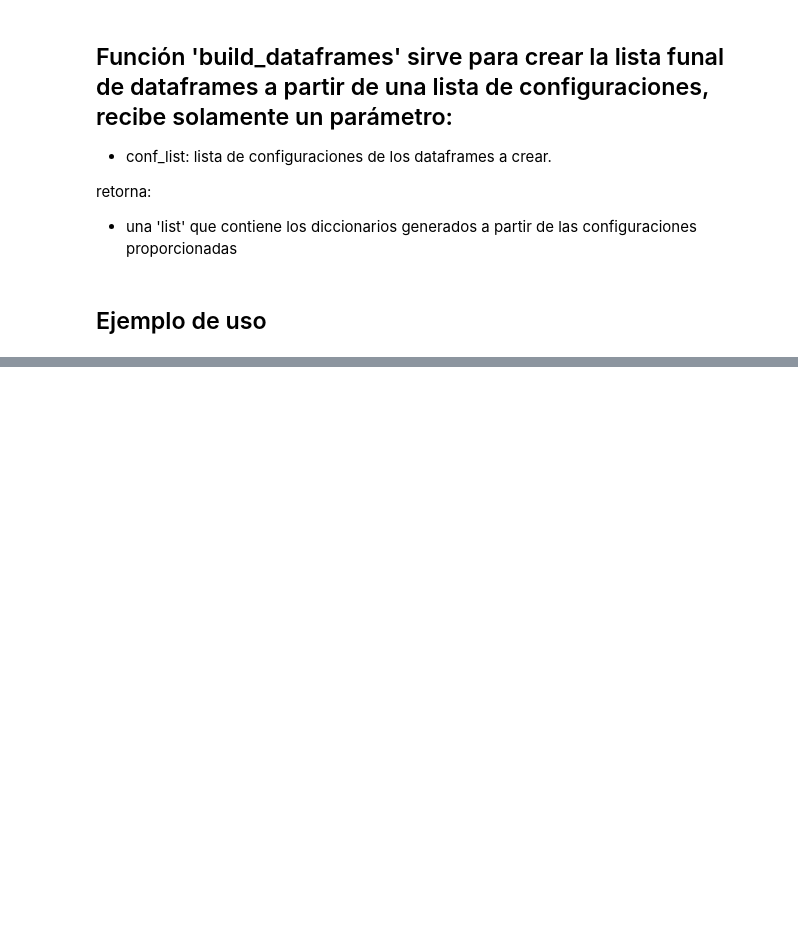
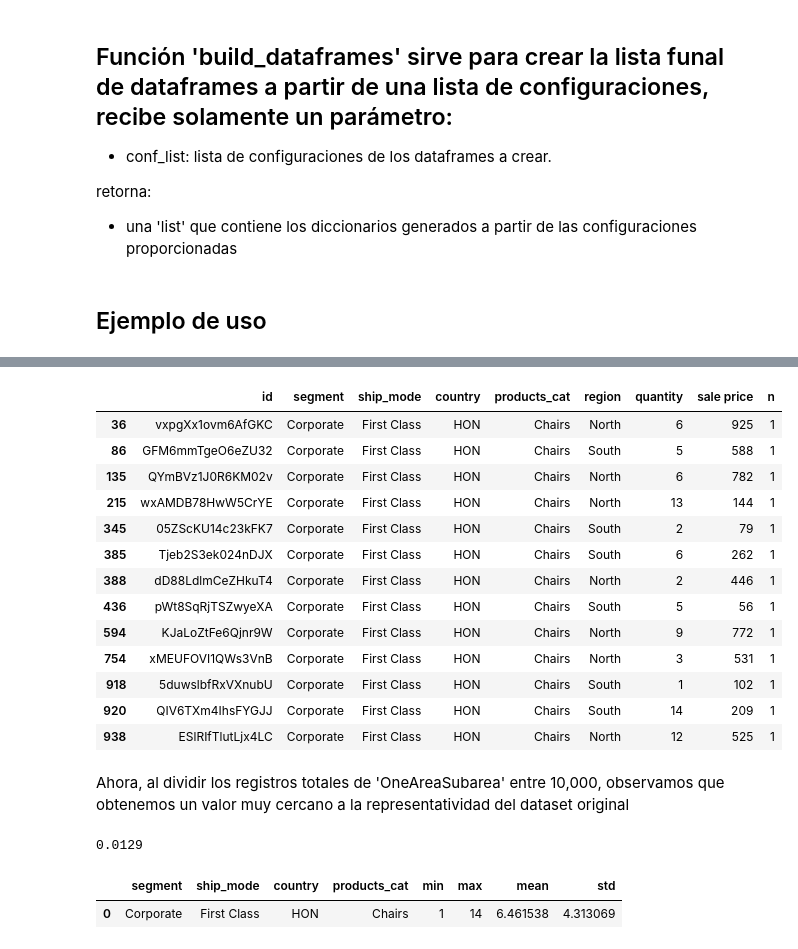
Before and after one commit to jicastilloh/proyecto1_SimuladorDatasets, a Jupyter notebook: proyecto1_SimuladorDatasets.ipynb, the cells around one changed output, grey strips where cells are left out. Saved outputs shown, nothing was run; the diff lists cells and outputs as text; code cells hidden in the pictures; blank space fills up the shorter version.

```diff
--- a/proyecto1_SimuladorDatasets.ipynb
+++ b/proyecto1_SimuladorDatasets.ipynb
@@ -258,0 +276,2 @@ dataframe_list
+# %%
+simulation_extended = dataframe_list[1]
@@ -258,0 +322,5 @@ dataframe_list
+# %%
+aggregation.columns = ['segment', 'ship_mode', 'country', 'products_cat', 'count']
+aggregation['probs'] = aggregation['count'] / simulation_extended.shape[0]
+
+aggregation
@@ -258,0 +344,6 @@ dataframe_list
+# %%
+randIndex = np.random.choice(
+    aggregation.index
+    , size=10000
+    , p = list(aggregation['probs'])
+)
@@ -258,0 +352,6 @@ dataframe_list
+# %%
+OneAreaSubarea = aggregation.loc[randIndex , ['segment', 'ship_mode', 'country', 'products_cat']].loc[2]
+
+segment, ship_m, country, p_cat = OneAreaSubarea.iloc[0]
+
+ship_m
@@ -258,0 +368,55 @@ dataframe_list
+# %%
+simulation_extended.loc[
+    ( simulation_extended['segment'] == segment )
+    &
+    ( simulation_extended['ship_mode'] == ship_m )
+    &
+    ( simulation_extended['country'] == country )
+    &
+    ( simulation_extended['products_cat'] == p_cat )
+, : ]
+# %% [output]
+|  | id | segment | ship_mode | country | products_cat | region | quantity | sale price | n |
+| 36 | vxpgXx1ovm6AfGKC | Corporate | First Class | HON | Chairs | North | 6 | 925 | 1 |
+| 86 | GFM6mmTgeO6eZU32 | Corporate | First Class | HON | Chairs | South | 5 | 588 | 1 |
+| 135 | QYmBVz1J0R6KM02v | Corporate | First Class | HON | Chairs | North | 6 | 782 | 1 |
+| 215 | wxAMDB78HwW5CrYE | Corporate | First Class | HON | Chairs | North | 13 | 144 | 1 |
+| 345 | 05ZScKU14c23kFK7 | Corporate | First Class | HON | Chairs | South | 2 | 79 | 1 |
+| 385 | Tjeb2S3ek024nDJX | Corporate | First Class | HON | Chairs | South | 6 | 262 | 1 |
+| 388 | dD88LdlmCeZHkuT4 | Corporate | First Class | HON | Chairs | North | 2 | 446 | 1 |
+| 436 | pWt8SqRjTSZwyeXA | Corporate | First Class | HON | Chairs | South | 5 | 56 | 1 |
+| 594 | KJaLoZtFe6Qjnr9W | Corporate | First Class | HON | Chairs | North | 9 | 772 | 1 |
+| 754 | xMEUFOVI1QWs3VnB | Corporate | First Class | HON | Chairs | North | 3 | 531 | 1 |
+| 918 | 5duwslbfRxVXnubU | Corporate | First Class | HON | Chairs | South | 1 | 102 | 1 |
+| 920 | QIV6TXm4IhsFYGJJ | Corporate | First Class | HON | Chairs | South | 14 | 209 | 1 |
+| 938 | ESlRIfTlutLjx4LC | Corporate | First Class | HON | Chairs | North | 12 | 525 | 1 |
+# %% [markdown]
+Ahora, al dividir los registros totales de 'OneAreaSubarea' entre 10,000, observamos que obtenemos un valor muy cercano a la representatividad del dataset original
+# %%
+OneAreaSubarea.shape[0] / 10000
+# %% [output]
+0.0129
+# %%
+quantityStats = simulation_extended.loc[
+    ( simulation_extended['segment'] == segment )
+    &
+    ( simulation_extended['ship_mode'] == ship_m )
+    &
+    ( simulation_extended['country'] == country )
+    &
+    ( simulation_extended['products_cat'] == p_cat )
+, : ].groupby(
+    [ "segment" , "ship_mode", 'country', 'products_cat']
+    , as_index = False
+).agg(
+    {
+        "quantity": ["min","max","mean","std"]
+    }
+)
+
+quantityStats.columns = ['segment', 'ship_mode', 'country', 'products_cat', 'min', 'max', 'mean', 'std']
+
+quantityStats
+# %% [output]
+|  | segment | ship_mode | country | products_cat | min | max | mean | std |
+| 0 | Corporate | First Class | HON | Chairs | 1 | 14 | 6.461538 | 4.313069 |
```
Also changed, not shown: parts of 24 cells of this notebook, 1 other file.
